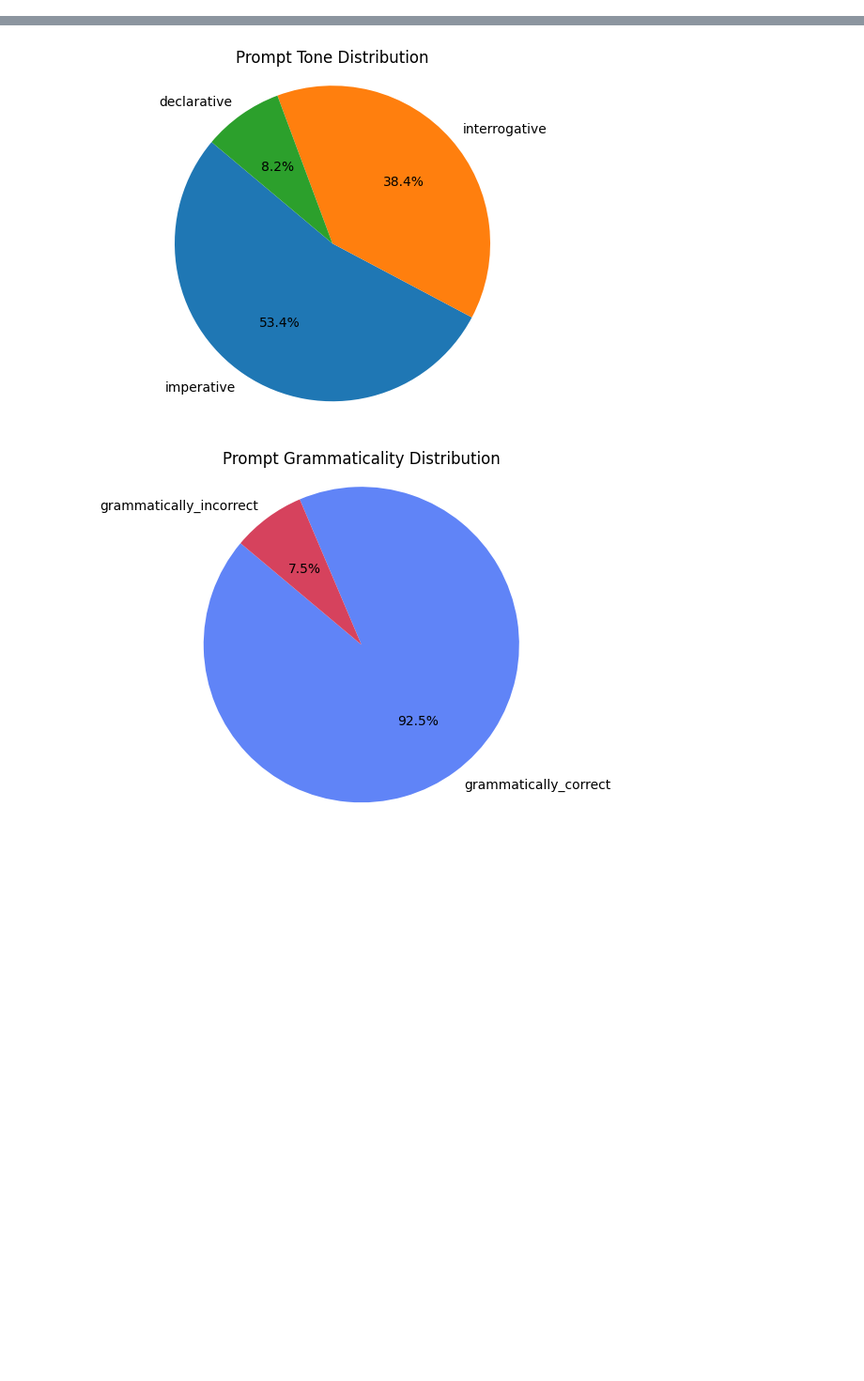
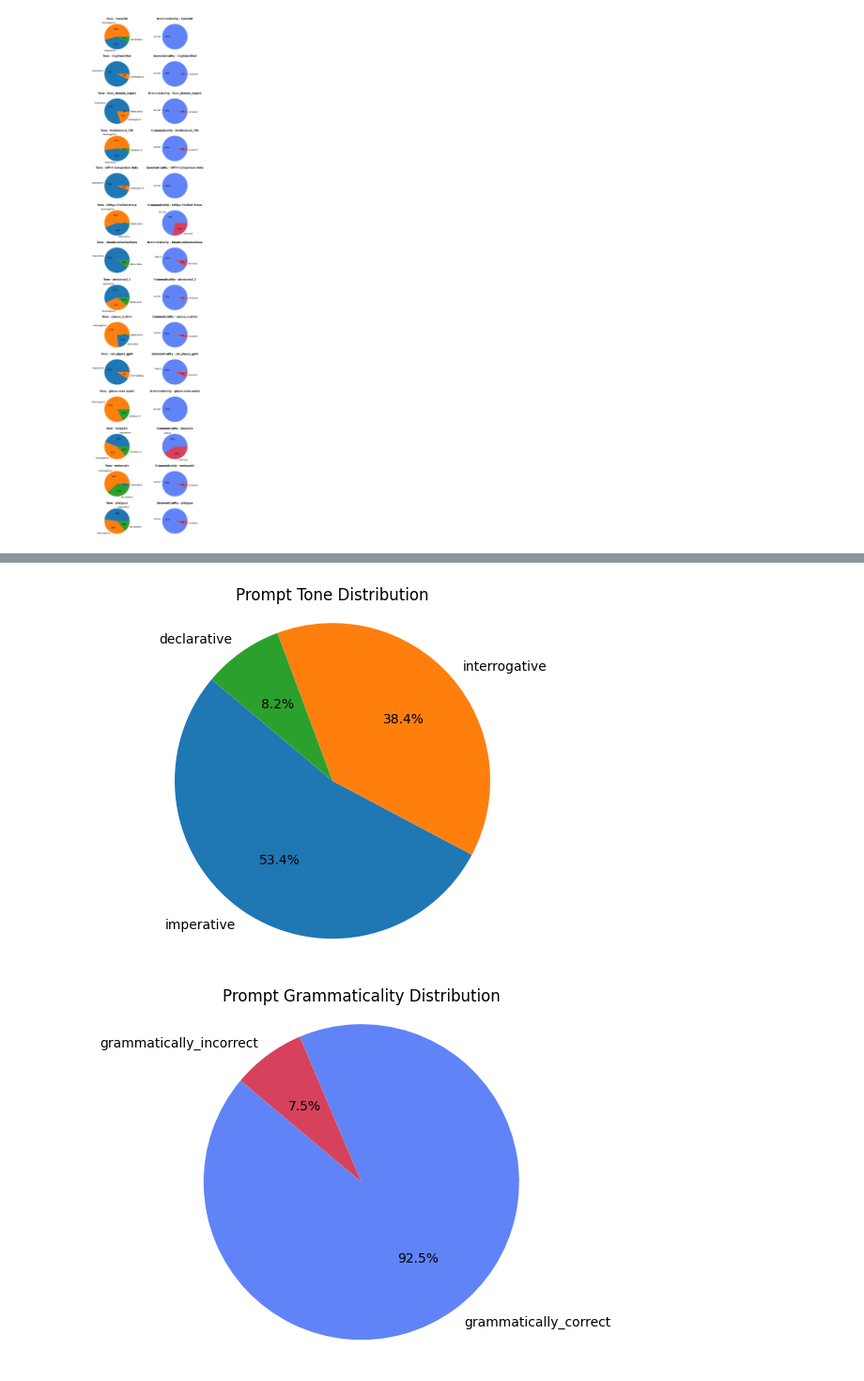
Before and after one commit to rayendito/prompt-fairness, a Jupyter notebook: pub_inst_data_analysis.ipynb, the cells around one changed output, grey strips where cells are left out. Shown at 94% size. Cells and saved outputs as stored; diff of their text form; code cells hidden in the pictures; blank space fills up the shorter version.

Commit message:
prompt public inst dataset dist

```diff
--- a/pub_inst_data_analysis.ipynb
+++ b/pub_inst_data_analysis.ipynb
@@ -1,5 +1,11 @@
 # %%
 import json
 
+INST_TUNING_CLASSIF_DS = "inst_tuning_analysis/openhermes2_5_sample.csv"
 INST_TUNING_CLASSIF_HISTORY = "inst_tuning_analysis/inst_tuning_analysis/history-inst_tuning_analysis.json"
 history_file = json.load(open(INST_TUNING_CLASSIF_HISTORY, "r"))
+# %%
+import pandas as pd
+
+public_inst_df = pd.read_csv(INST_TUNING_CLASSIF_DS)[["source", "instruction"]]
+public_inst_df
@@ -5,0 +56,46 @@ history_file = json.load(open(INST_TUNING_CLASSIF_HISTORY, "r"))
+# %%
+full_data = {}
+for groupname, group in public_inst_df.groupby("source"):
+    full_data[groupname] = {
+        "tone" : group['tone'].value_counts().to_dict(),
+        "grammaticality" : group['grammaticality'].value_counts().to_dict(),
+    }
+# %%
+color_dict = {
+    "imperative" : "#1f77b4",
+    "interrogative" : "#ff7f0e",
+    "declarative" : "#2ca02c",
+    "correct" : "#6084f7",
+    "incorrect" : "#d6425d",
+}
+
+#  Sort keys to make consistent grid layout
+keys = sorted(full_data.keys())
+n = len(keys)
+
+fig, axes = plt.subplots(nrows=n, ncols=2, figsize=(8, n * 2.5))
+
+for i, key in enumerate(keys):
+    d = full_data[key]
+    # Tones (left column)
+    tone_ax = axes[i][0]
+    tone_data = d['tone']
+    tone_labels = list(tone_data.keys())
+    tone_values = list(tone_data.values())
+    tone_colors_used = [color_dict[label] for label in tone_labels]
+    tone_ax.pie(tone_data.values(), labels=tone_data.keys(), autopct='%1.0f%%', colors=tone_colors_used)
+    tone_ax.set_title(f'Tone - {key}', fontweight="bold")
+
+    # Grammar (right column)
+    grammar_ax = axes[i][1]
+    grammar_data = d['grammaticality']
+    grammar_labels = list(grammar_data.keys())
+    grammar_values = list(grammar_data.values())
+    grammar_colors_used = [color_dict[label] for label in grammar_labels]
+    grammar_ax.pie(grammar_data.values(), labels=grammar_data.keys(), autopct='%1.0f%%', colors=grammar_colors_used)
+    grammar_ax.set_title(f'Grammaticality - {key}', fontweight="bold")
+
+plt.tight_layout()
+plt.show()
+# %% [output]
+[figure, added]
```
Also changed, not shown: parts of 5 cells of this notebook, 1 other file.
